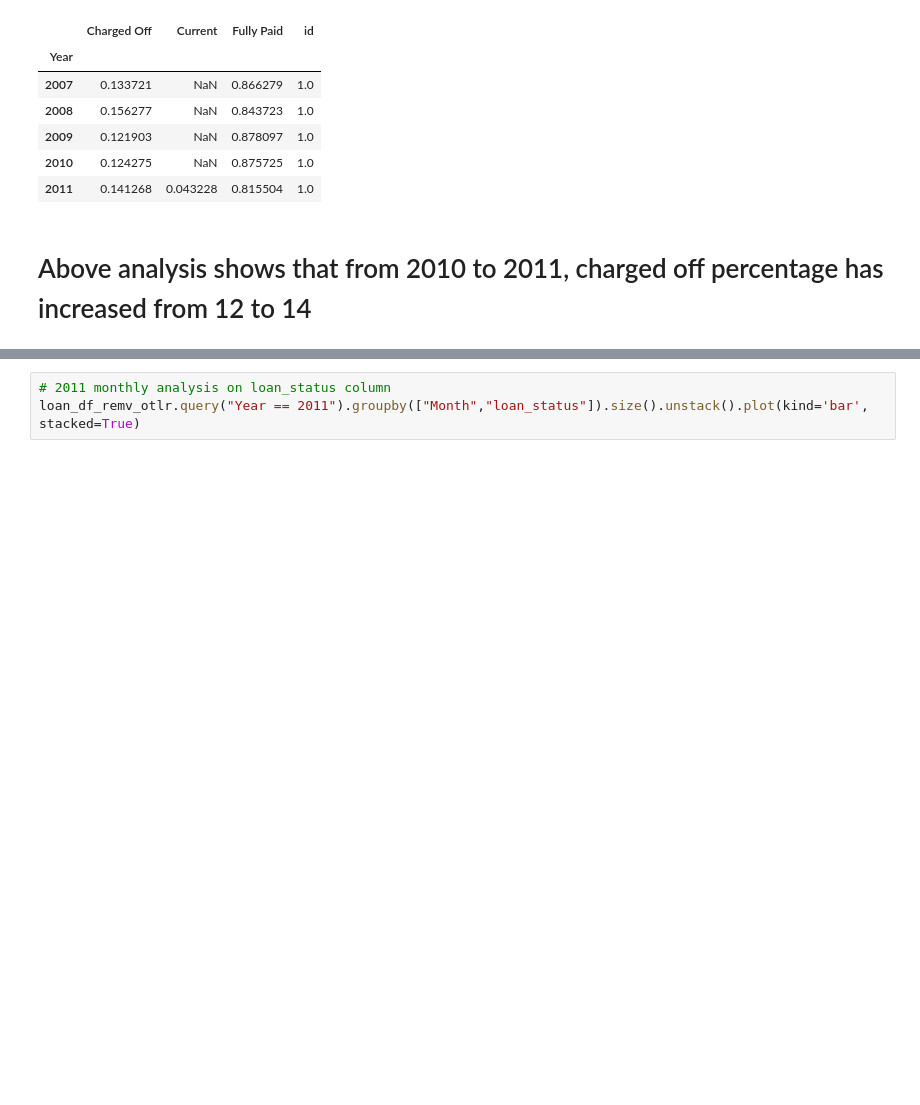
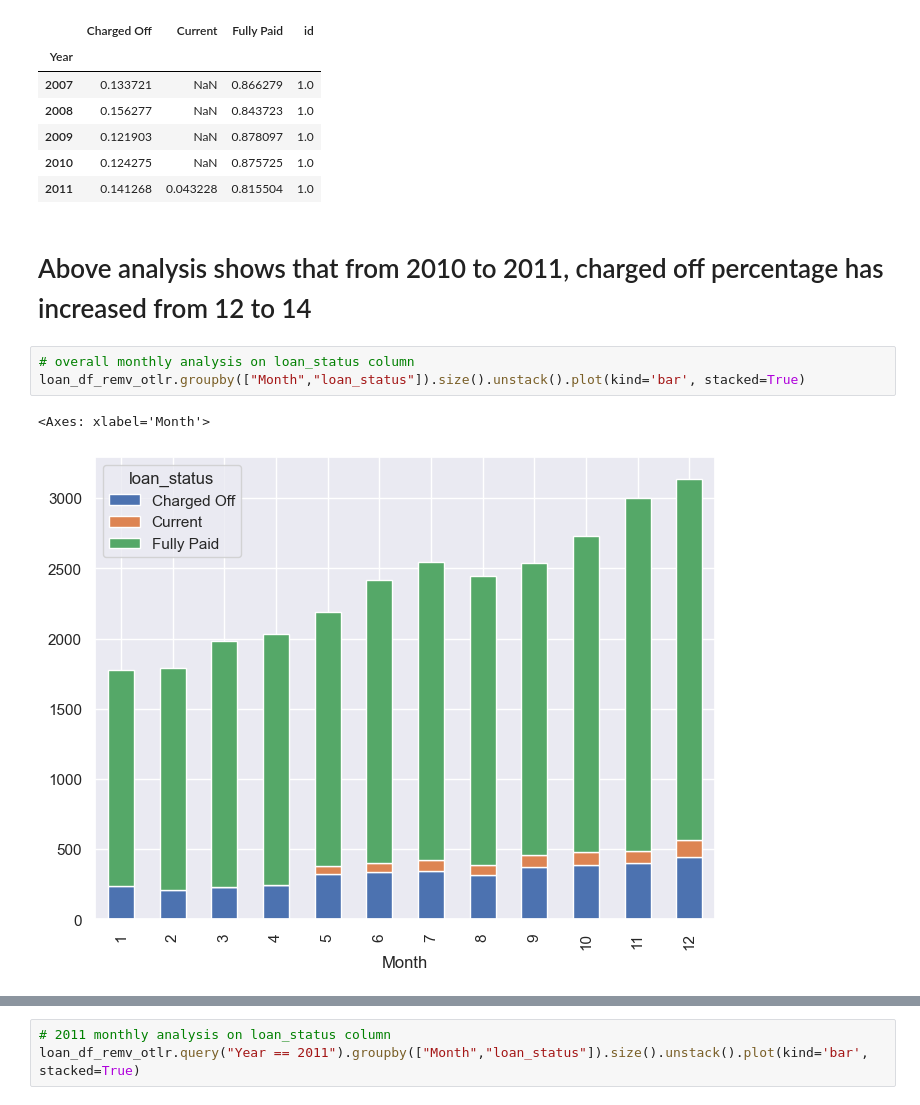
Before and after one commit to AjyNegi/Lending-Club-Case-Study, a Jupyter notebook: Group_Facilitator_Name.ipynb, the cells around one changed output, grey strips where cells are left out. Drawn from its saved outputs; the diff is of its cells as text; blank space fills up the shorter version.

```diff
--- a/Group_Facilitator_Name.ipynb
+++ b/Group_Facilitator_Name.ipynb
@@ -393,3 +398,9 @@ temp_df.div(temp_df['id'],axis=0)
 | 2011 | 0.141268 | 0.043228 | 0.815504 | 1.0 |
 # %% [markdown]
 # Above analysis shows that from 2010 to 2011, charged off percentage has increased from 12 to 14
+# %%
+# overall monthly analysis on loan_status column
+loan_df_remv_otlr.groupby(["Month","loan_status"]).size().unstack().plot(kind='bar', stacked=True)
+# %% [output]
+<Axes: xlabel='Month'>
+[figure, added]
```
Also changed, not shown: parts of 12 cells of this notebook, 1 other file.
